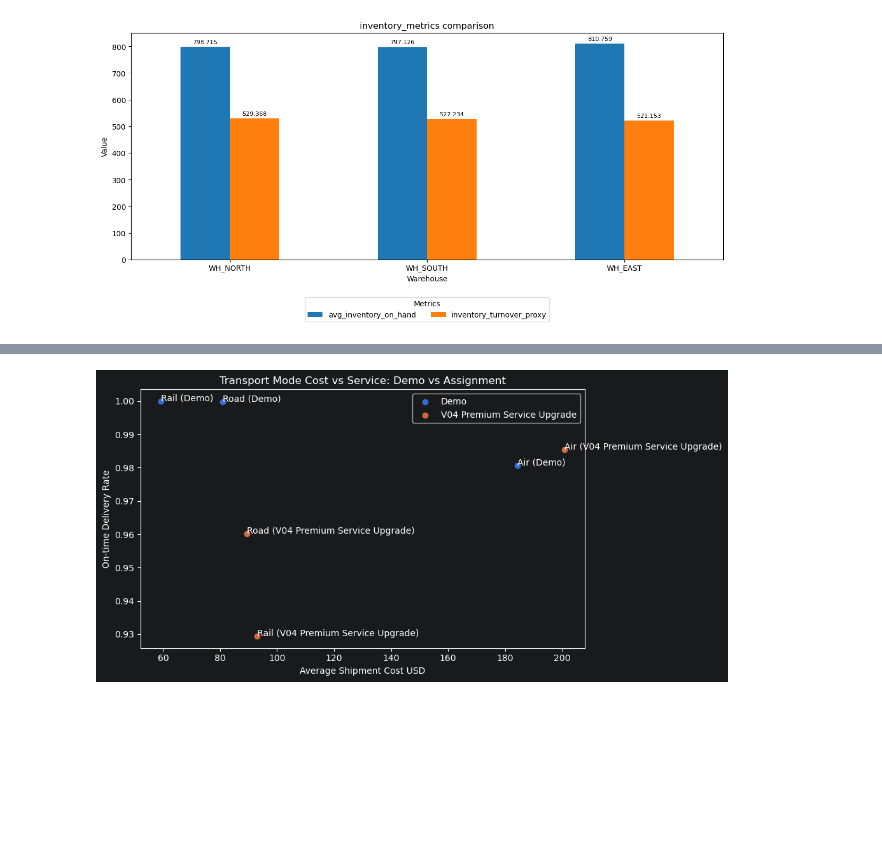
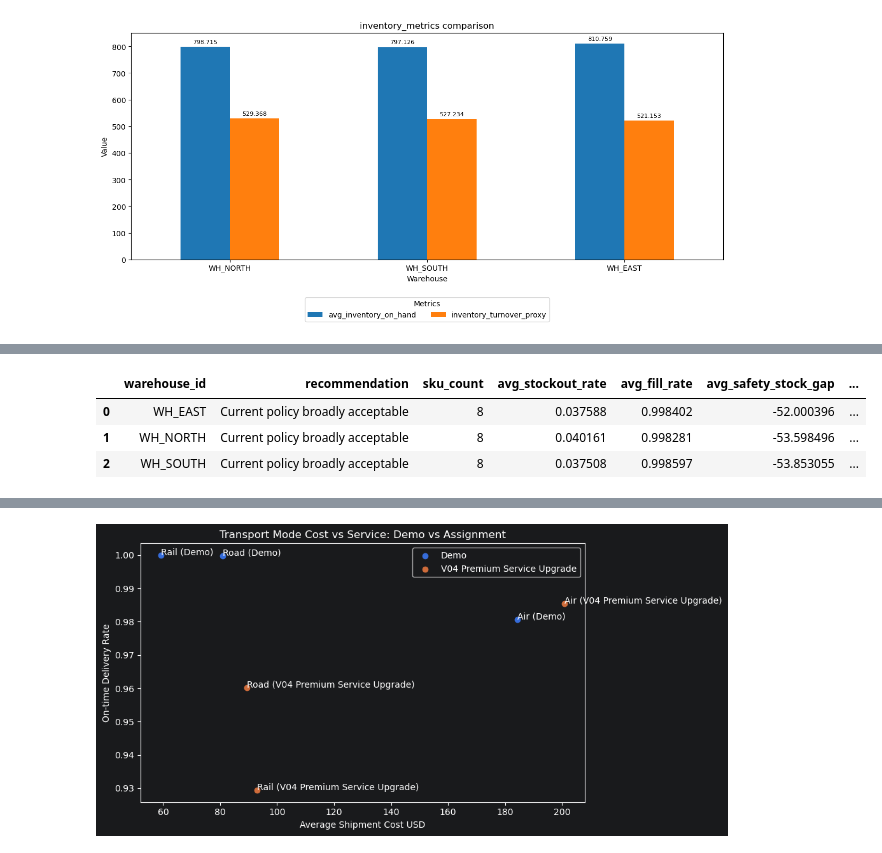
Before and after one commit to josiashdezp/supply_chain_analytics, a Jupyter notebook: code/supply_chain_group_project.ipynb, the cells around one changed output, grey strips where cells are left out. Saved outputs shown, nothing was run; the diff lists cells and outputs as text; code cells hidden in the pictures; blank space fills up the shorter version.

```diff
--- a/code/supply_chain_group_project.ipynb
+++ b/code/supply_chain_group_project.ipynb
@@ -403,0 +618,25 @@ for category, metric_list in metrics.items():
+# %%
+# -----------------------------
+# 8. Managerial recommendation summary
+# -----------------------------
+
+recommendation_summary = (
+    df.groupby(["warehouse_id", "recommendation"])
+    .agg(
+        sku_count=("sku_id", "nunique"),
+        avg_stockout_rate=("stockout_rate", "mean"),
+        avg_fill_rate=("avg_fill_rate", "mean"),
+        avg_safety_stock_gap=("safety_stock_gap", "mean"),
+        avg_reorder_point_gap=("reorder_point_gap", "mean"),
+        total_annual_demand=("annual_demand", "sum")
+    )
+    .reset_index()
+    .sort_values(["warehouse_id", "sku_count"], ascending=[True, False])
+)
+
+recommendation_summary
+# %% [output]
+|  | warehouse_id | recommendation | sku_count | avg_stockout_rate | avg_fill_rate | avg_safety_stock_gap | ... |
+| 0 | WH_EAST | Current policy broadly acceptable | 8 | 0.037588 | 0.998402 | -52.000396 | ... |
+| 1 | WH_NORTH | Current policy broadly acceptable | 8 | 0.040161 | 0.998281 | -53.598496 | ... |
+| 2 | WH_SOUTH | Current policy broadly acceptable | 8 | 0.037508 | 0.998597 | -53.853055 | ... |
```
Also changed, not shown: parts of 19 cells of this notebook.
